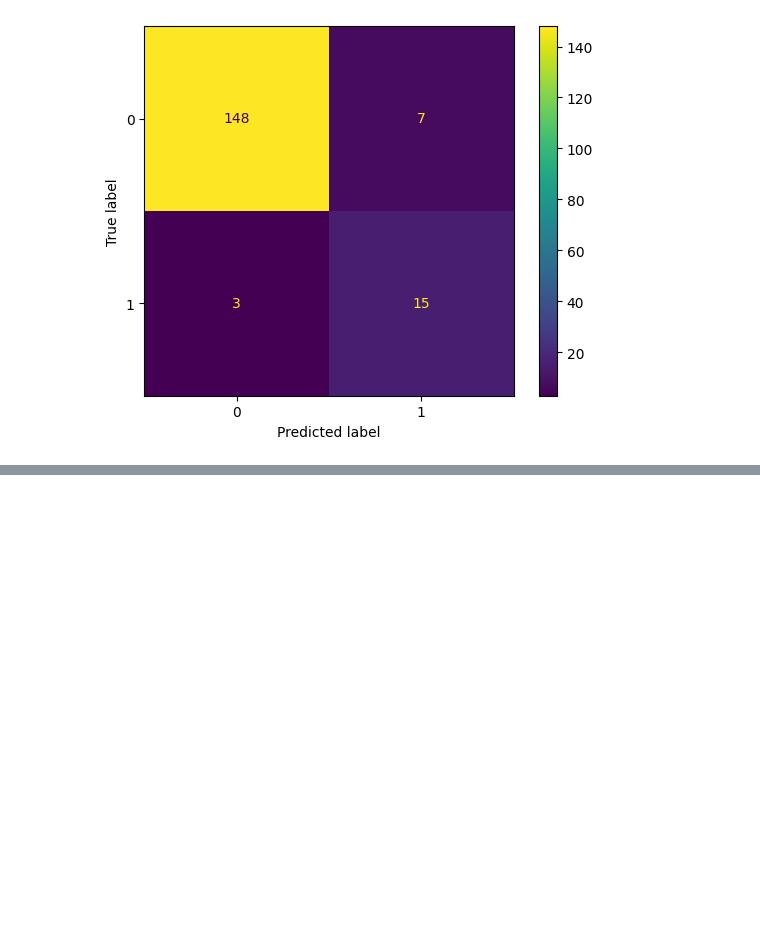
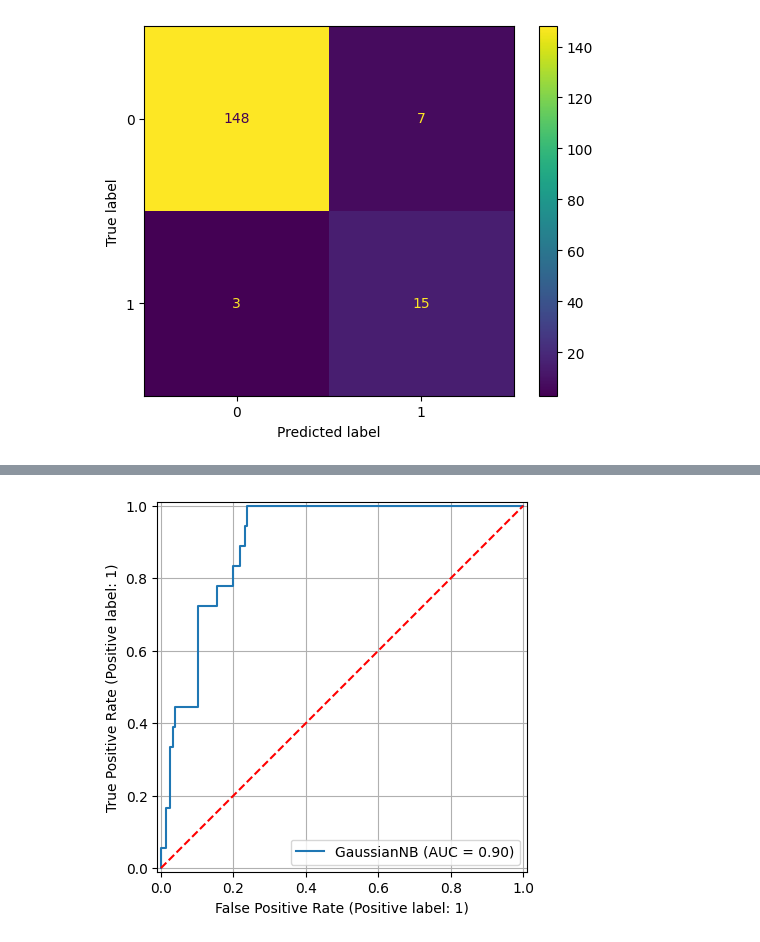
Before and after one commit to mohamedrezk122/covid-19-outcome-prediction, a Jupyter notebook: analysis.ipynb, the cells around one changed output, grey strips where cells are left out. Drawn from its saved outputs; the diff is of its cells as text; code cells hidden in the pictures; blank space fills up the shorter version.

```diff
--- a/analysis.ipynb
+++ b/analysis.ipynb
@@ -300,0 +332,11 @@ display_confusion_matrix(y_test, y_pred_lr)
+# %%
+from sklearn.naive_bayes import GaussianNB
+
+gnb = GaussianNB()
+param_grid_gnb = {
+    'var_smoothing': np.logspace(0, -11, 100)
+}
+gnb_cv = GridSearchCV(gnb, param_grid_gnb, cv=10, verbose=1, scoring="roc_auc")
+gnb_cv.fit(X_train, y_train)
+best_params_gnb = gnb_cv.best_params_
+print("Gaussian Naive Bayes tuned parameters:", best_params_gnb)
@@ -300,0 +348,7 @@ display_confusion_matrix(y_test, y_pred_lr)
+# %%
+gnb_tuned = GaussianNB(**best_params_gnb)
+gnb_tuned.fit(X_train, y_train)
+y_pred_gnb = gnb_tuned.predict(X_test)
+gnb_metrics, y_pred_gnb = compute_model_metrics(gnb_tuned, X_test, y_test)
+CLASSIFIERS_SCORES["NaiveBayes"] = gnb_metrics
+print_metrics("Naive Bayes Metrics", gnb_metrics)
@@ -300,0 +363,4 @@ display_confusion_matrix(y_test, y_pred_lr)
+# %%
+display_roc_graph(gnb_tuned, X_test, y_test)
+# %% [output]
+[figure, added]
```
Also changed, not shown: parts of 20 cells of this notebook.
